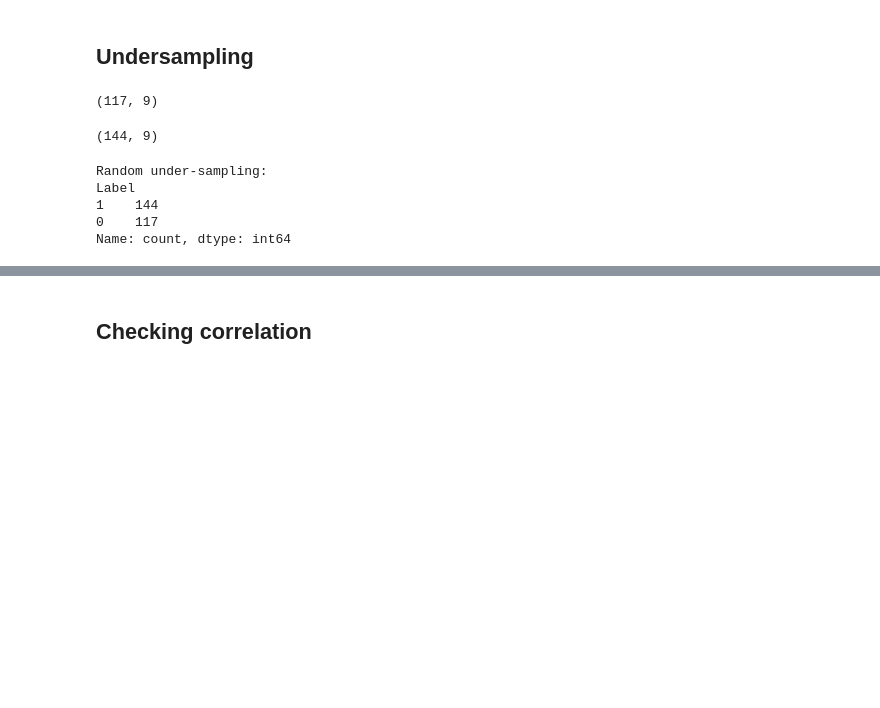
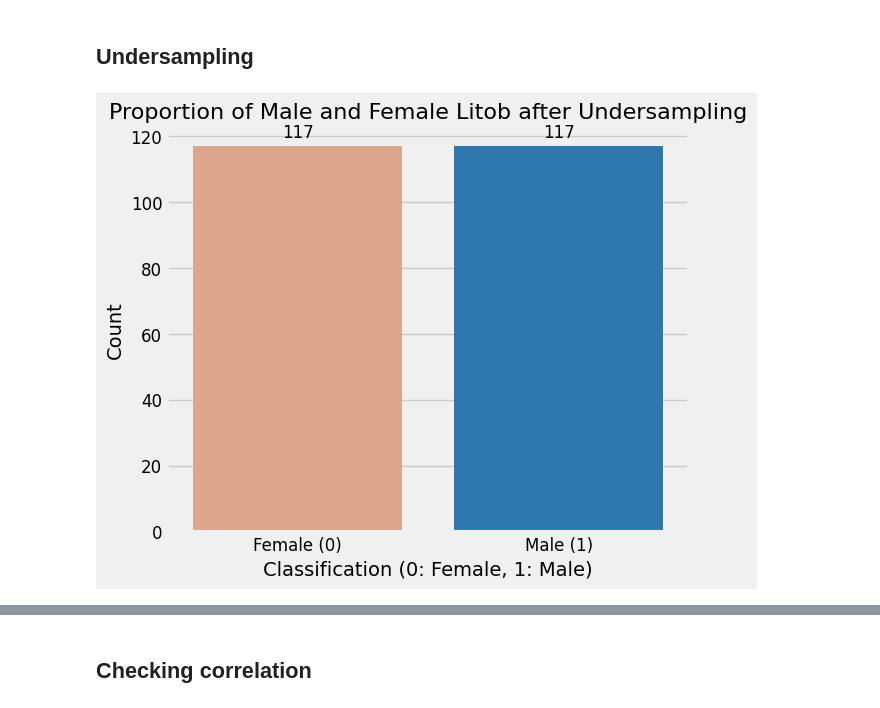
Before and after one commit to Kanedykane/litoX, a Jupyter notebook: litoX_preprocessing.ipynb, the cells around one changed output, grey strips where cells are left out. Drawn from its saved outputs; the diff is of its cells as text; code cells hidden in the pictures; blank space fills up the shorter version.

```diff
--- a/litoX_preprocessing.ipynb
+++ b/litoX_preprocessing.ipynb
@@ -582,21 +575,40 @@ df_class_1 = litob_combined[litob_combined['Label'] == 1]
-# %%
-df_class_0.shape
-# %% [output]
-(117, 9)
-# %%
-df_class_1.shape
-# %% [output]
-(144, 9)
-# %%
-df_class_1_under = df_class_1.sample(count_class_0)
-df_test_under = pd.concat([df_class_1_under, df_class_0], axis=0)
-df_test_under.shape
-
-print('Random under-sampling:')
-print(df_test_under.Label.value_counts())
-# %% [output]
-Random under-sampling:
-Label
-1    144
-0    117
-Name: count, dtype: int64
+# %%
+from sklearn.utils import resample
+
+# Separate majority and minority classes
+df_majority = litob_combined[litob_combined.Label==1]
+df_minority = litob_combined[litob_combined.Label==0]
+
+# Downsample majority class
+df_majority_downsampled = resample(df_majority,
+                                 replace=False,    # sample without replacement
+                                 n_samples=len(df_minority),     # to match minority class
+                                 random_state=123) # reproducible results
+
+# Combine minority class with downsampled majority class
+df_downsampled = pd.concat([df_majority_downsampled, df_minority])
+
+# Display new class counts
+df_downsampled.Label.value_counts()
+
+# ## Samples count visualizations after undersampling
+plt.style.use('fivethirtyeight')
+plt.figure(figsize=(6, 5))
+
+colors = {0: "#e9a080", 1: "#187cc1"}
+
+ax = sns.countplot(x='Label', data=df_downsampled, hue='Label', palette=colors, legend=False)
+plt.xlabel('Classification (0: Female, 1: Male)', fontsize=14)
+plt.ylabel('Count', fontsize=14)
+
+plt.title('Proportion of Male and Female Litob after Undersampling', fontsize=16)
+plt.xticks(ticks=[0, 1], labels=['Female (0)', 'Male (1)'], fontsize=12)
+plt.yticks(fontsize=12)
+
+for p in ax.patches:
+    ax.annotate(f'{int(p.get_height())}', (p.get_x() + p.get_width() / 2., p.get_height()),  # Converted to int
+                ha='center', va='center', xytext=(0, 10), textcoords='offset points', fontsize=12)
+
+plt.show()
+# %% [output]
+[figure, added]
```
Also changed, not shown: parts of 8 cells of this notebook.
